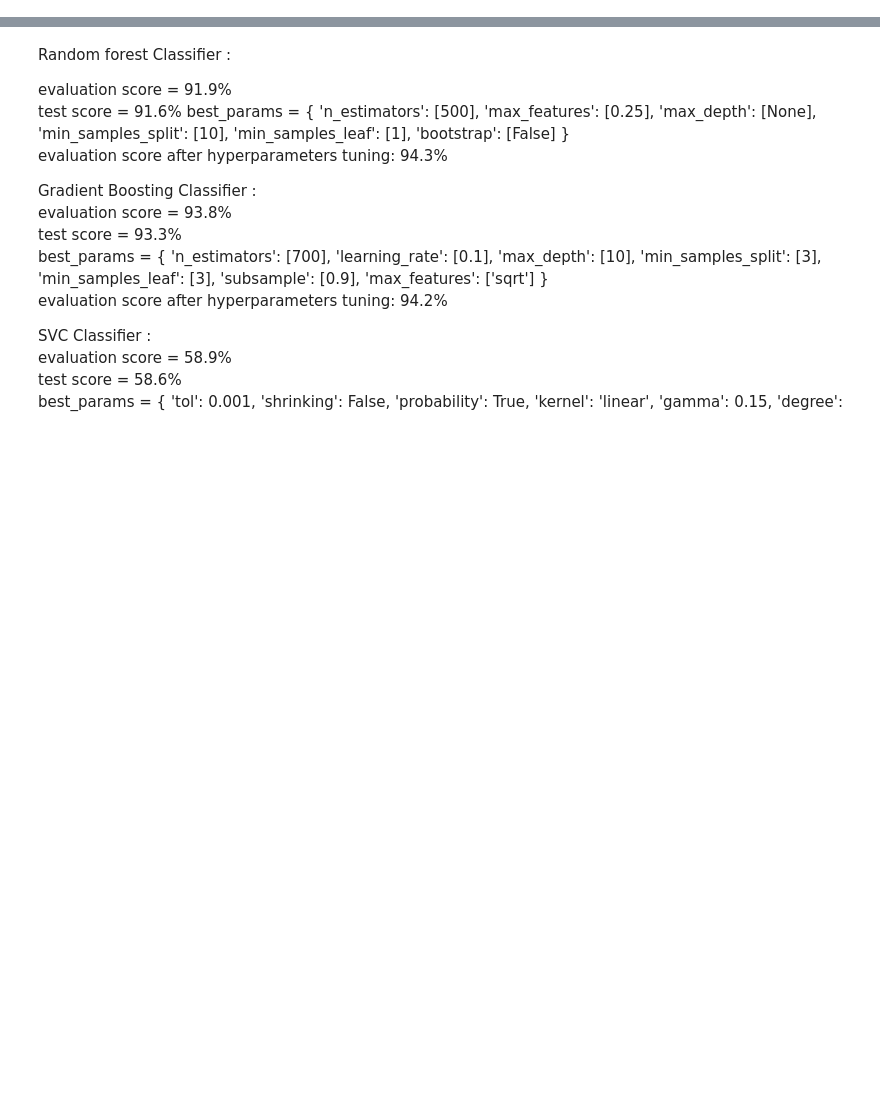
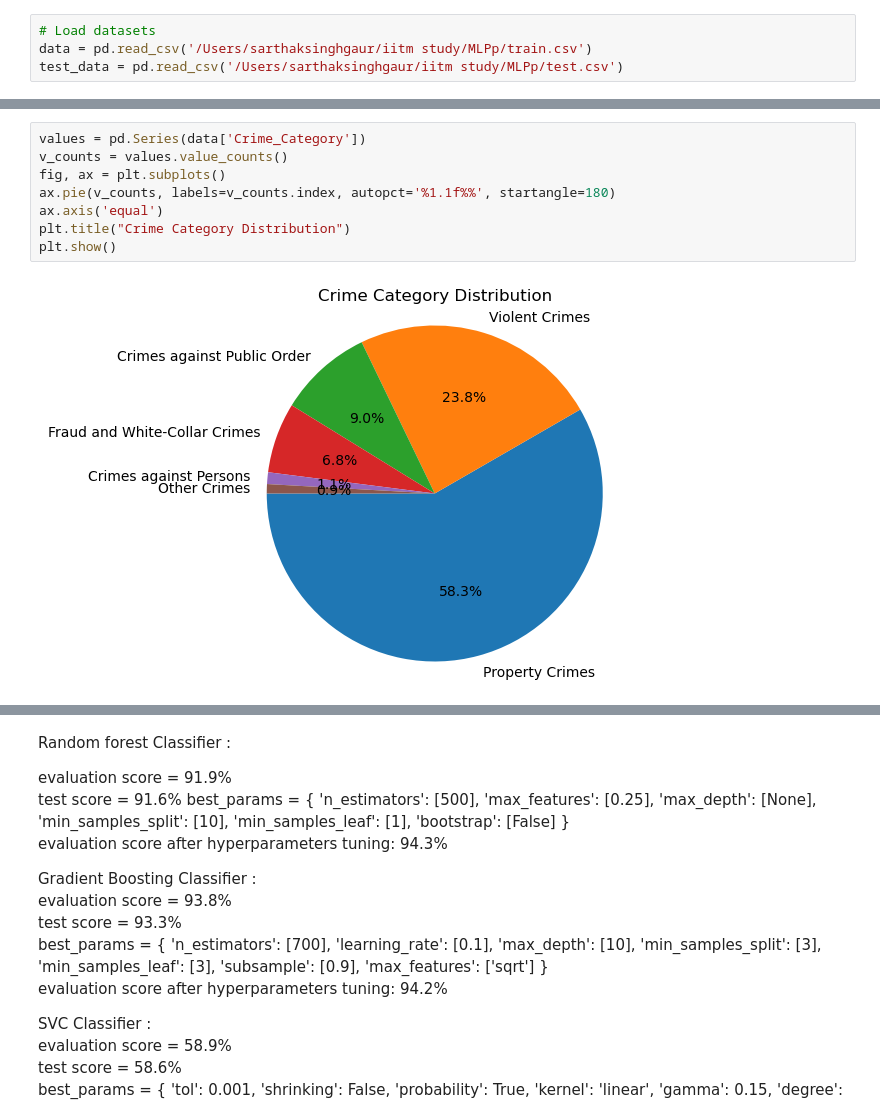
Before and after one commit to sarthaksinghgaur/CrimeCast-Forecasting-Crime-Categories, a Jupyter notebook: Untitled.ipynb, the cells around one changed output, grey strips where cells are left out. Drawn from its saved outputs; the diff is of its cells as text; blank space fills up the shorter version.

```diff
--- a/Untitled.ipynb
+++ b/Untitled.ipynb
@@ -191,0 +17,4 @@ submission.to_csv('submission.csv', index=False)
+# %%
+# Load datasets
+data = pd.read_csv('/Users/sarthaksinghgaur/iitm study/MLPp/train.csv')
+test_data = pd.read_csv('/Users/sarthaksinghgaur/iitm study/MLPp/test.csv')
@@ -191,0 +103,10 @@ submission.to_csv('submission.csv', index=False)
+# %%
+values = pd.Series(data['Crime_Category'])
+v_counts = values.value_counts()
+fig, ax = plt.subplots()
+ax.pie(v_counts, labels=v_counts.index, autopct='%1.1f%%', startangle=180)
+ax.axis('equal')
+plt.title("Crime Category Distribution")
+plt.show()
+# %% [output]
+[figure, added]
```
Also changed, not shown: parts of 18 cells of this notebook.
